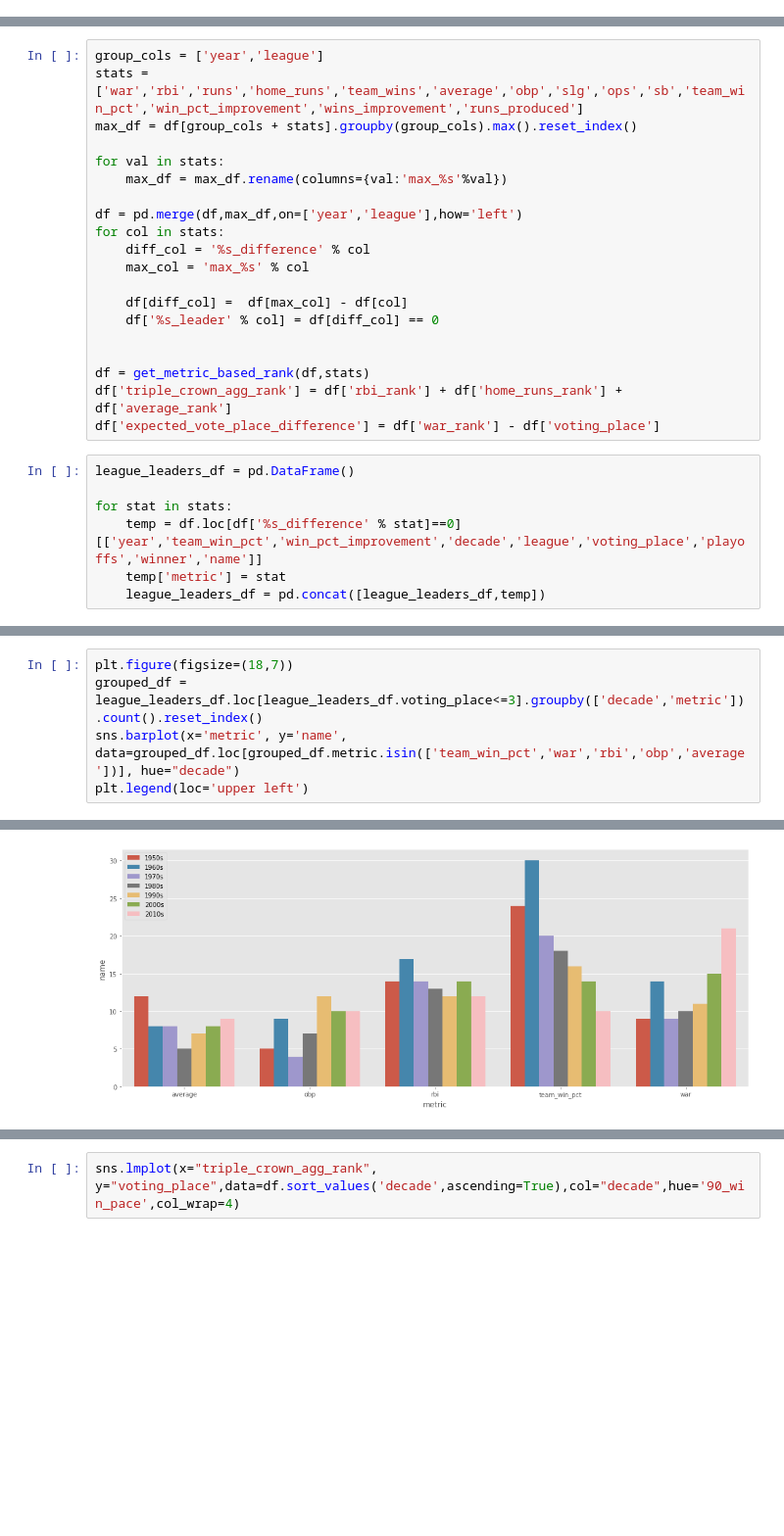
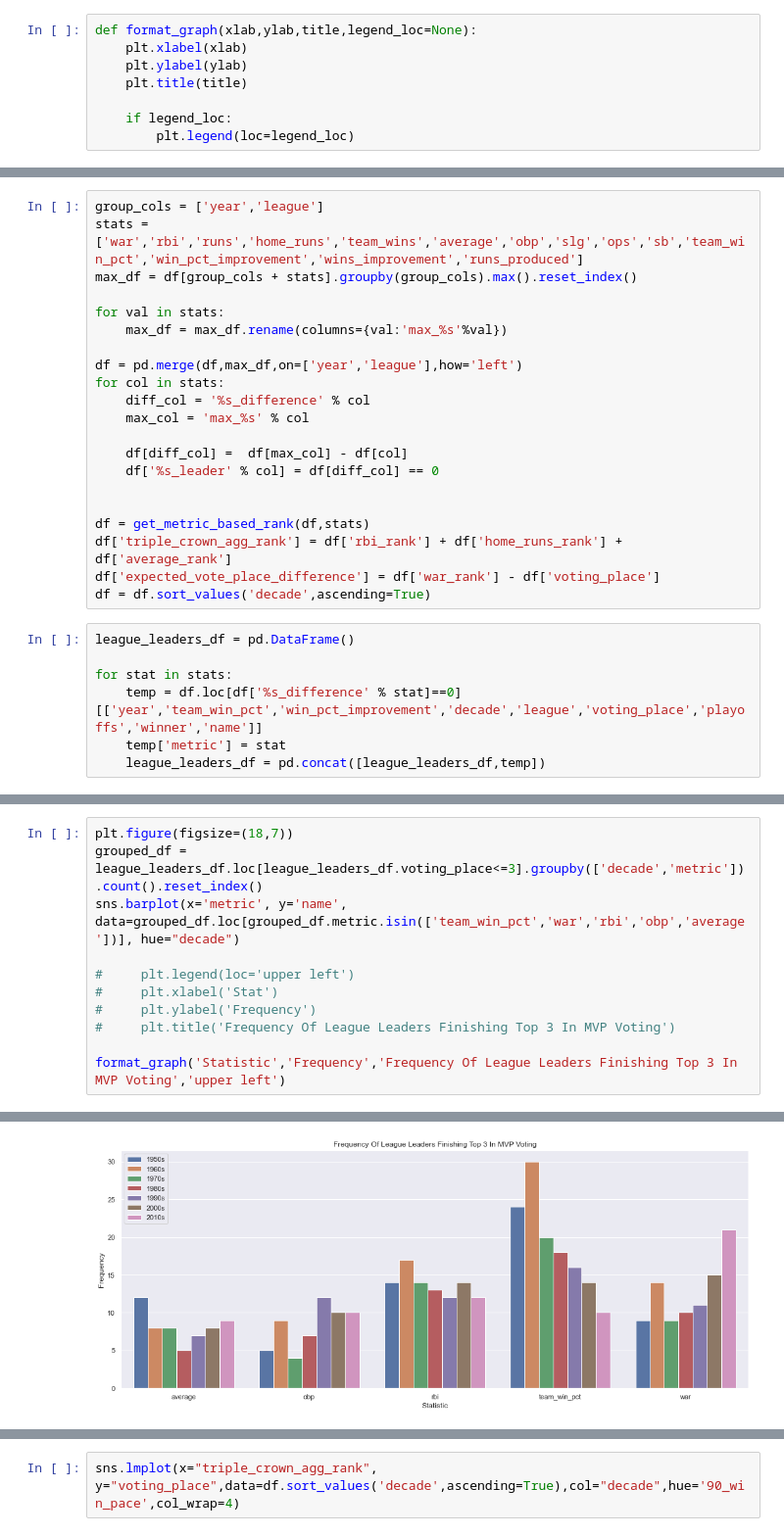
Before and after one commit to ejzien/bref-scrapy, a Jupyter notebook: bref/ez_scrapy_bref_final.ipynb, the cells around one changed output, grey strips where cells are left out. Shown at 98% size. Cells and saved outputs as stored; diff of their text form; blank space fills up the shorter version.

Commit message:
am updates starting to clean up graphs

```diff
--- a/bref/ez_scrapy_bref_final.ipynb
+++ b/bref/ez_scrapy_bref_final.ipynb
@@ -69,6 +69,14 @@ def adjust_data_frame(data_frame):
 
     data_frame['name'] = data_frame['name'].apply(lambda x: x.split(',')[1] + ' ' + x.split(',')[0])
     return data_frame
+# %%
+def format_graph(xlab,ylab,title,legend_loc=None):
+    plt.xlabel(xlab)
+    plt.ylabel(ylab)
+    plt.title(title)
+
+    if legend_loc:
+        plt.legend(loc=legend_loc)
 # %%
 df = df_initial.copy()
 df = pd.merge(df,recs,on=['team','year'],how='left')
@@ -118,6 +126,7 @@ for col in stats:
 df = get_metric_based_rank(df,stats)
 df['triple_crown_agg_rank'] = df['rbi_rank'] + df['home_runs_rank'] + df['average_rank']
 df['expected_vote_place_difference'] = df['war_rank'] - df['voting_place']
+df = df.sort_values('decade',ascending=True)
 # %%
 league_leaders_df = pd.DataFrame()
 
@@ -141,5 +150,11 @@ sns.catplot(x="decade", y="voting_place",
 plt.figure(figsize=(18,7))
 grouped_df = league_leaders_df.loc[league_leaders_df.voting_place<=3].groupby(['decade','metric']).count().reset_index()
 sns.barplot(x='metric', y='name', data=grouped_df.loc[grouped_df.metric.isin(['team_win_pct','war','rbi','obp','average'])], hue="decade")
-plt.legend(loc='upper left')
+
+#     plt.legend(loc='upper left')
+#     plt.xlabel('Stat')
+#     plt.ylabel('Frequency')
+#     plt.title('Frequency Of League Leaders Finishing Top 3 In MVP Voting')
+
+format_graph('Statistic','Frequency','Frequency Of League Leaders Finishing Top 3 In MVP Voting','upper left')
 # %% [output]
@@ -147 +161 @@ plt.legend(loc='upper left')
-[figure, old version]
+[figure, new version]
```
Also changed, not shown: parts of 30 cells of this notebook.
